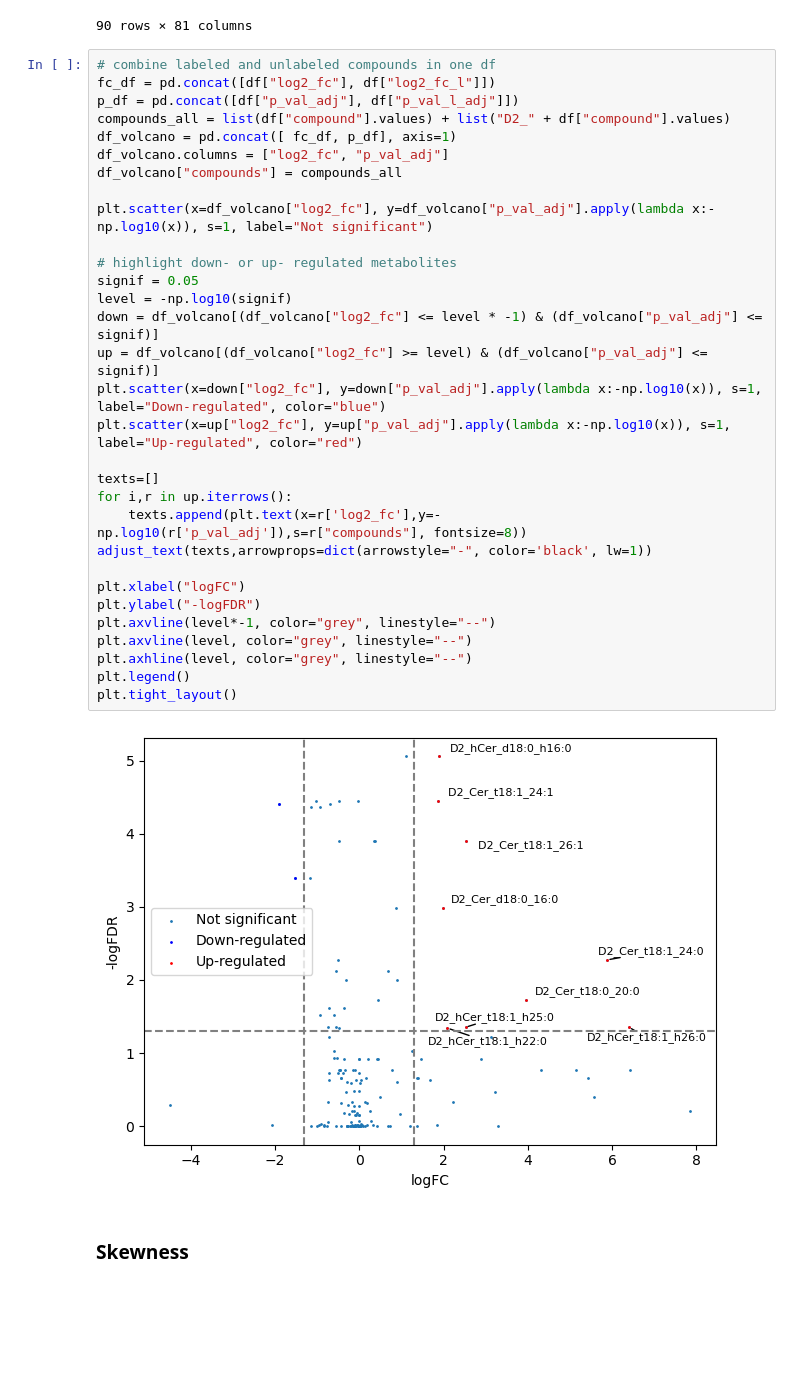
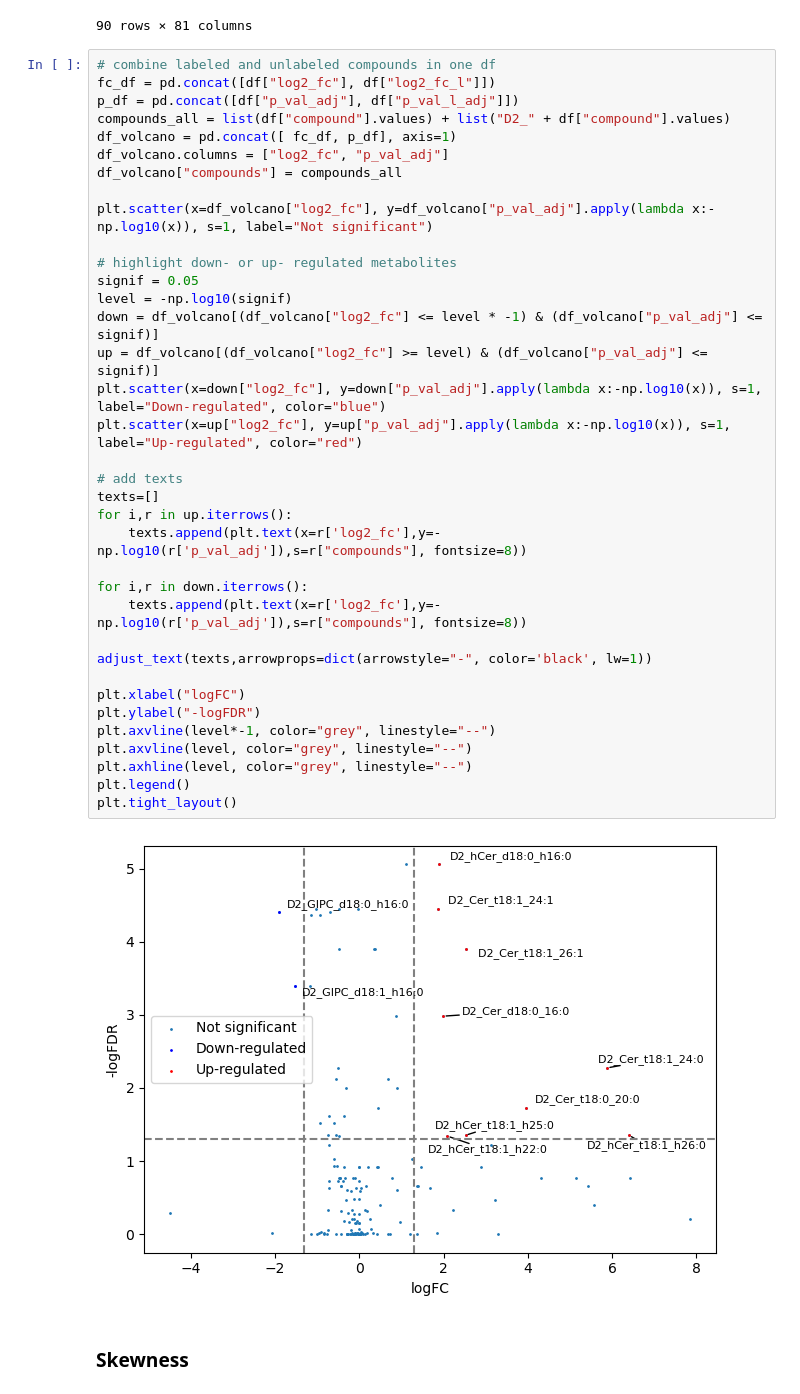
Before and after one commit to janniswi00/sphingo_modelling, a Jupyter notebook: code/analysis.ipynb, the cells around one changed output. Cells and saved outputs as stored; diff of their text form; blank space fills up the shorter version.

Commit message:
volcano plot: texts for downregulated

```diff
--- a/code/analysis.ipynb
+++ b/code/analysis.ipynb
@@ -195,34 +195,39 @@ df
 fc_df = pd.concat([df["log2_fc"], df["log2_fc_l"]])
 p_df = pd.concat([df["p_val_adj"], df["p_val_l_adj"]])
 compounds_all = list(df["compound"].values) + list("D2_" + df["compound"].values)
 df_volcano = pd.concat([ fc_df, p_df], axis=1)
 df_volcano.columns = ["log2_fc", "p_val_adj"]
 df_volcano["compounds"] = compounds_all
 
 plt.scatter(x=df_volcano["log2_fc"], y=df_volcano["p_val_adj"].apply(lambda x:-np.log10(x)), s=1, label="Not significant")
 
 # highlight down- or up- regulated metabolites
 signif = 0.05
 level = -np.log10(signif)
 down = df_volcano[(df_volcano["log2_fc"] <= level * -1) & (df_volcano["p_val_adj"] <= signif)]
 up = df_volcano[(df_volcano["log2_fc"] >= level) & (df_volcano["p_val_adj"] <= signif)]
 plt.scatter(x=down["log2_fc"], y=down["p_val_adj"].apply(lambda x:-np.log10(x)), s=1, label="Down-regulated", color="blue")
 plt.scatter(x=up["log2_fc"], y=up["p_val_adj"].apply(lambda x:-np.log10(x)), s=1, label="Up-regulated", color="red")
 
+# add texts
 texts=[]
 for i,r in up.iterrows():
     texts.append(plt.text(x=r['log2_fc'],y=-np.log10(r['p_val_adj']),s=r["compounds"], fontsize=8))
+
+for i,r in down.iterrows():
+    texts.append(plt.text(x=r['log2_fc'],y=-np.log10(r['p_val_adj']),s=r["compounds"], fontsize=8))
+
 adjust_text(texts,arrowprops=dict(arrowstyle="-", color='black', lw=1))
 
 plt.xlabel("logFC")
 plt.ylabel("-logFDR")
 plt.axvline(level*-1, color="grey", linestyle="--")
 plt.axvline(level, color="grey", linestyle="--")
 plt.axhline(level, color="grey", linestyle="--")
 plt.legend()
 plt.tight_layout()
 # %% [output]
-[figure, old version]
+[figure, new version]
 # %% [markdown]
 ### Skewness
 # %%
```
